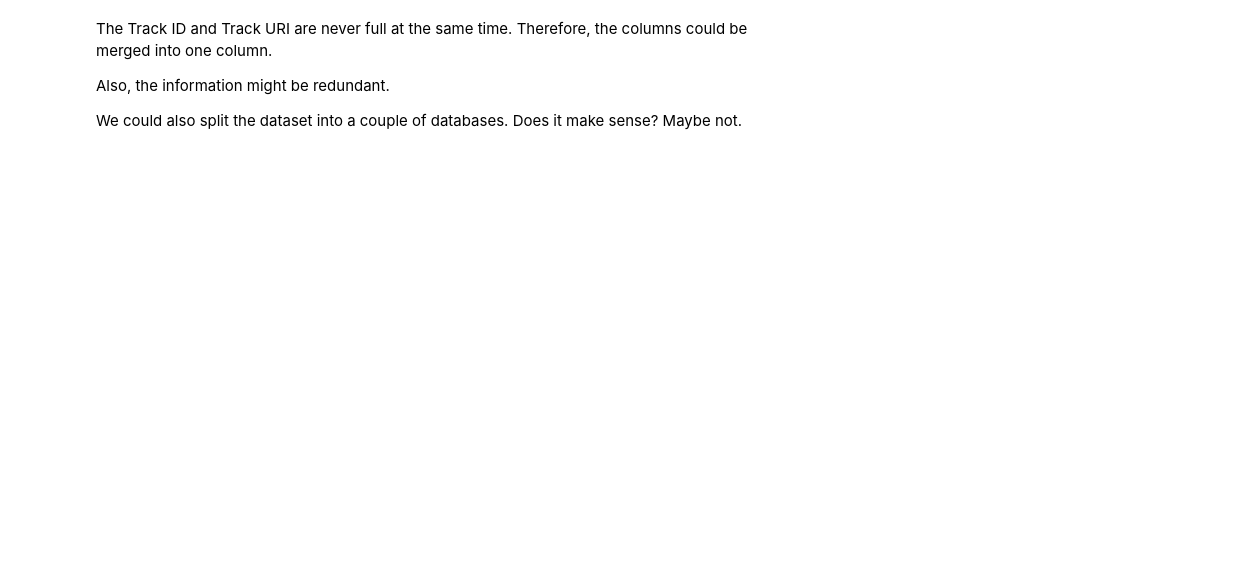
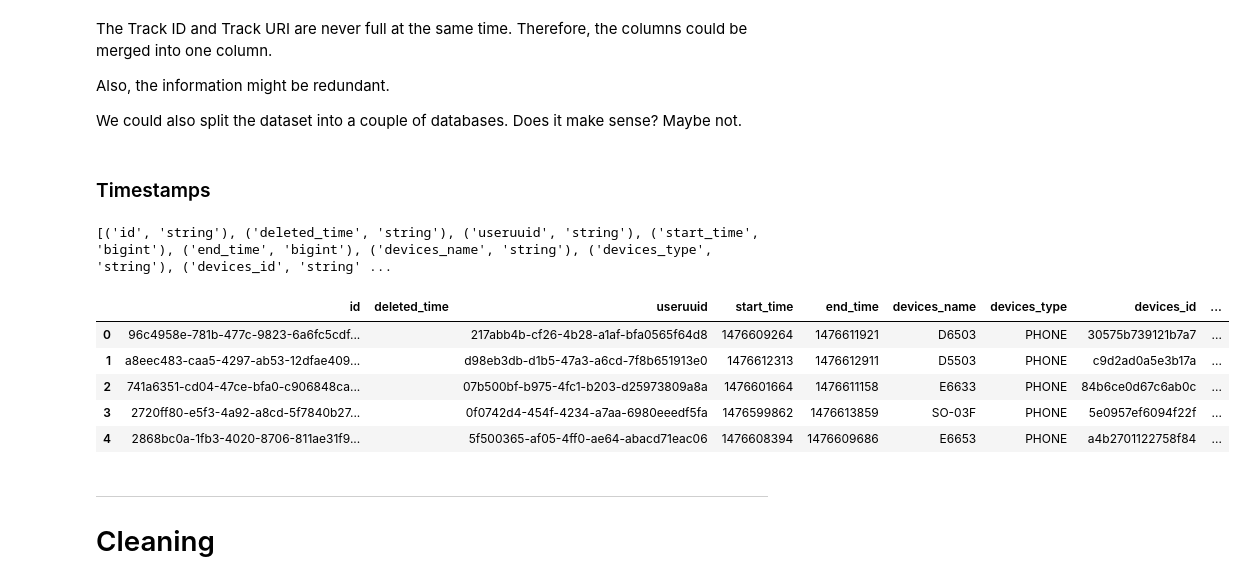
Before and after one commit to wojciechdk/Music_Spring_2021, a Jupyter notebook: documentation/notebooks/data_cleaning.ipynb, the cells around one changed output. Saved outputs shown, nothing was run; the diff lists cells and outputs as text; code cells hidden in the pictures; blank space fills up the shorter version.

Commit message:
First cleaning done

```diff
--- a/documentation/notebooks/data_cleaning.ipynb
+++ b/documentation/notebooks/data_cleaning.ipynb
@@ -301,3 +304,43 @@ The Track ID and Track URI are never full at the same time. Therefore, the colum
 Also, the information might be redundant.
 
 We could also split the dataset into a couple of databases. Does it make sense? Maybe not.
+# %% [markdown]
+### Timestamps
+# %%
+from pyspark.sql.types import LongType
+
+
+df_test = df_1E6.limit(100)
+df2 = (
+    df_test
+    .withColumn('start_time',
+                f.unix_timestamp('start_time',
+                                 "yyyy-MM-dd'T'HH:mm:ss.SSSXXX"))
+    .withColumn('end_time',
+                f.unix_timestamp('end_time',
+                                 "yyyy-MM-dd'T'HH:mm:ss.SSSXXX"))
+    .withColumn('tracks_start_time',
+                f.unix_timestamp('tracks_start_time',
+                                 "yyyy-MM-dd'T'HH:mm:ss.SSSXXX"))
+    .withColumn('tracks_end_time',
+                f.unix_timestamp('tracks_end_time',
+                                 "yyyy-MM-dd'T'HH:mm:ss.SSSXXX"))
+    .withColumn('activity_duration_seconds',
+                f.col('end_time').cast(LongType()) - f.col('start_time').cast(LongType()))
+)
+
+print(df2.dtypes)
+
+df2.toPandas().head()
+# %% [output]
+[('id', 'string'), ('deleted_time', 'string'), ('useruuid', 'string'), ('start_time', 'bigint'), ('end_time', 'bigint'), ('devices_name', 'string'), ('devices_type', 'string'), ('devices_id', 'string' ...
+|  | id | deleted_time | useruuid | start_time | end_time | devices_name | devices_type | devices_id | ... |
+| 0 | 96c4958e-781b-477c-9823-6a6fc5cdf... |  | 217abb4b-cf26-4b28-a1af-bfa0565f64d8 | 1476609264 | 1476611921 | D6503 | PHONE | 30575b739121b7a7 | ... |
+| 1 | a8eec483-caa5-4297-ab53-12dfae409... |  | d98eb3db-d1b5-47a3-a6cd-7f8b651913e0 | 1476612313 | 1476612911 | D5503 | PHONE | c9d2ad0a5e3b17a | ... |
+| 2 | 741a6351-cd04-47ce-bfa0-c906848ca... |  | 07b500bf-b975-4fc1-b203-d25973809a8a | 1476601664 | 1476611158 | E6633 | PHONE | 84b6ce0d67c6ab0c | ... |
+| 3 | 2720ff80-e5f3-4a92-a8cd-5f7840b27... |  | 0f0742d4-454f-4234-a7aa-6980eeedf5fa | 1476599862 | 1476613859 | SO-03F | PHONE | 5e0957ef6094f22f | ... |
+| 4 | 2868bc0a-1fb3-4020-8706-811ae31f9... |  | 5f500365-af05-4ff0-ae64-abacd71eac06 | 1476608394 | 1476609686 | E6653 | PHONE | a4b2701122758f84 | ... |
+# %% [markdown]
+<hr style="border:2px solid black"></hr>
+
+# Cleaning
```
Also changed, not shown: parts of 4 cells of this notebook, 1 other file.
